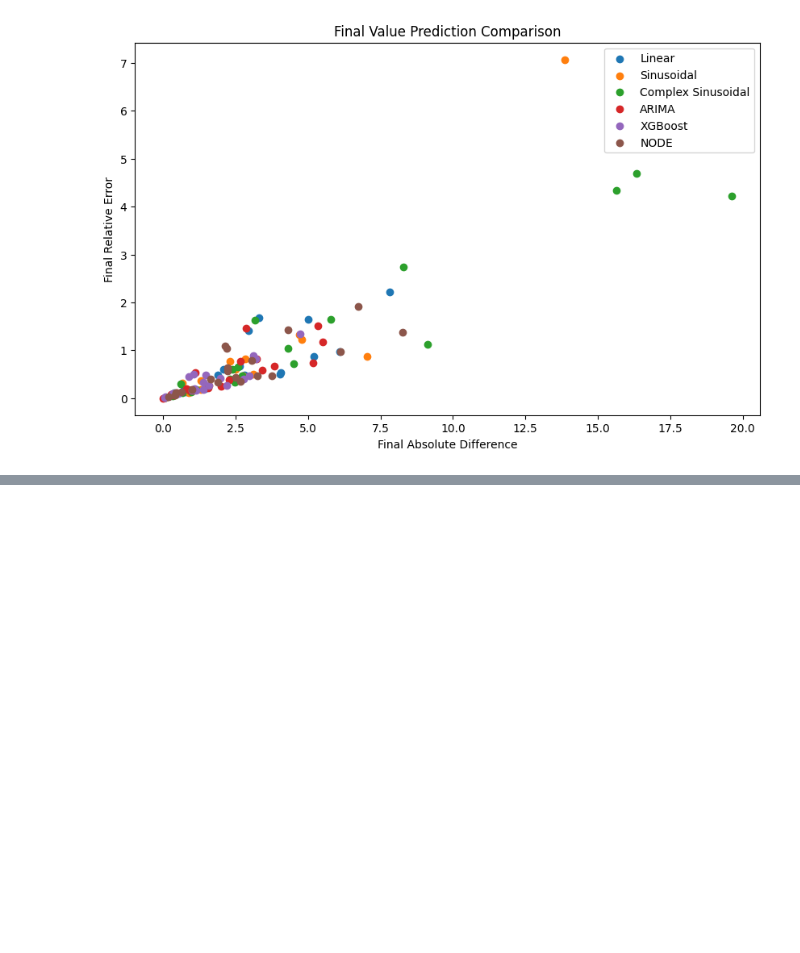
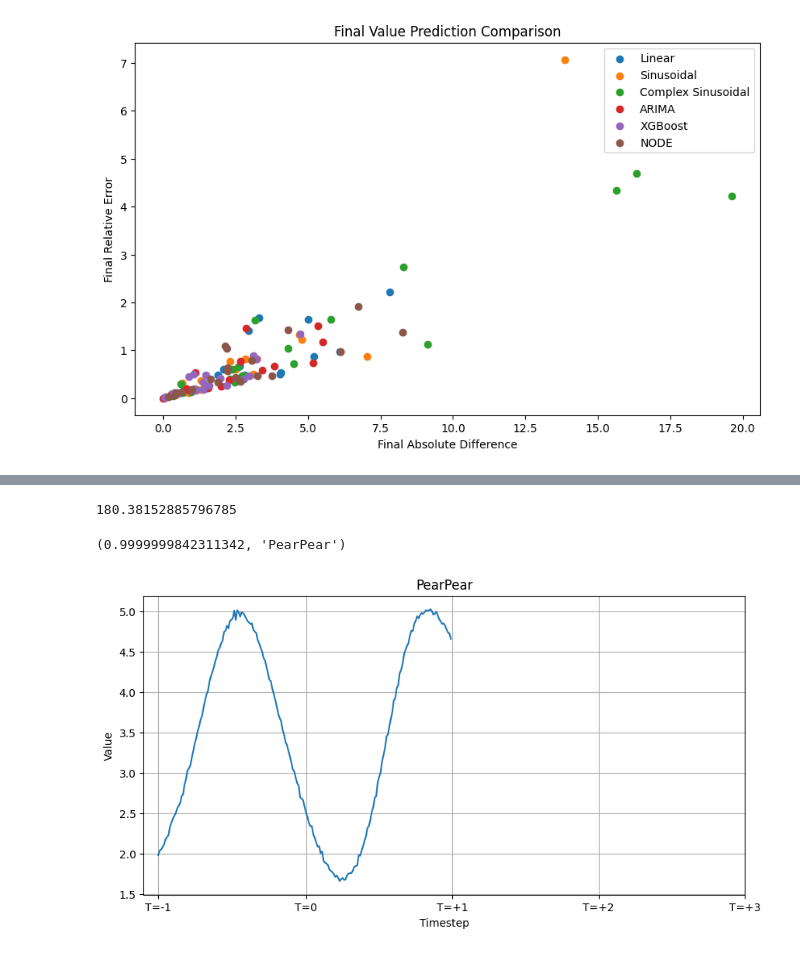
Before and after one commit to MatTheTab/MOO, a Jupyter notebook: Prediction_quality.ipynb, the cells around one changed output, grey strips where cells are left out. Cells and saved outputs as stored; diff of their text form; code cells hidden in the pictures; blank space fills up the shorter version.

```diff
--- a/Prediction_quality.ipynb
+++ b/Prediction_quality.ipynb
@@ -299,0 +398,15 @@ plot_final_value_comparison(evaluation_results)
+# %%
+100/data["PearPear"][100] * data["PearPear"][200]
+# %% [output]
+180.38152885796785
+# %%
+best_investment_id = model_solutions["Sinusoidal"][0][-1].argmax()
+weight = model_solutions["Sinusoidal"][0][-1][best_investment_id]
+company = ORDER[best_investment_id]
+weight, company
+# %% [output]
+(0.9999999842311342, 'PearPear')
+# %%
+dr.plot("PearPear")
+# %% [output]
+[figure, added]
```
Also changed, not shown: parts of 15 cells of this notebook.
